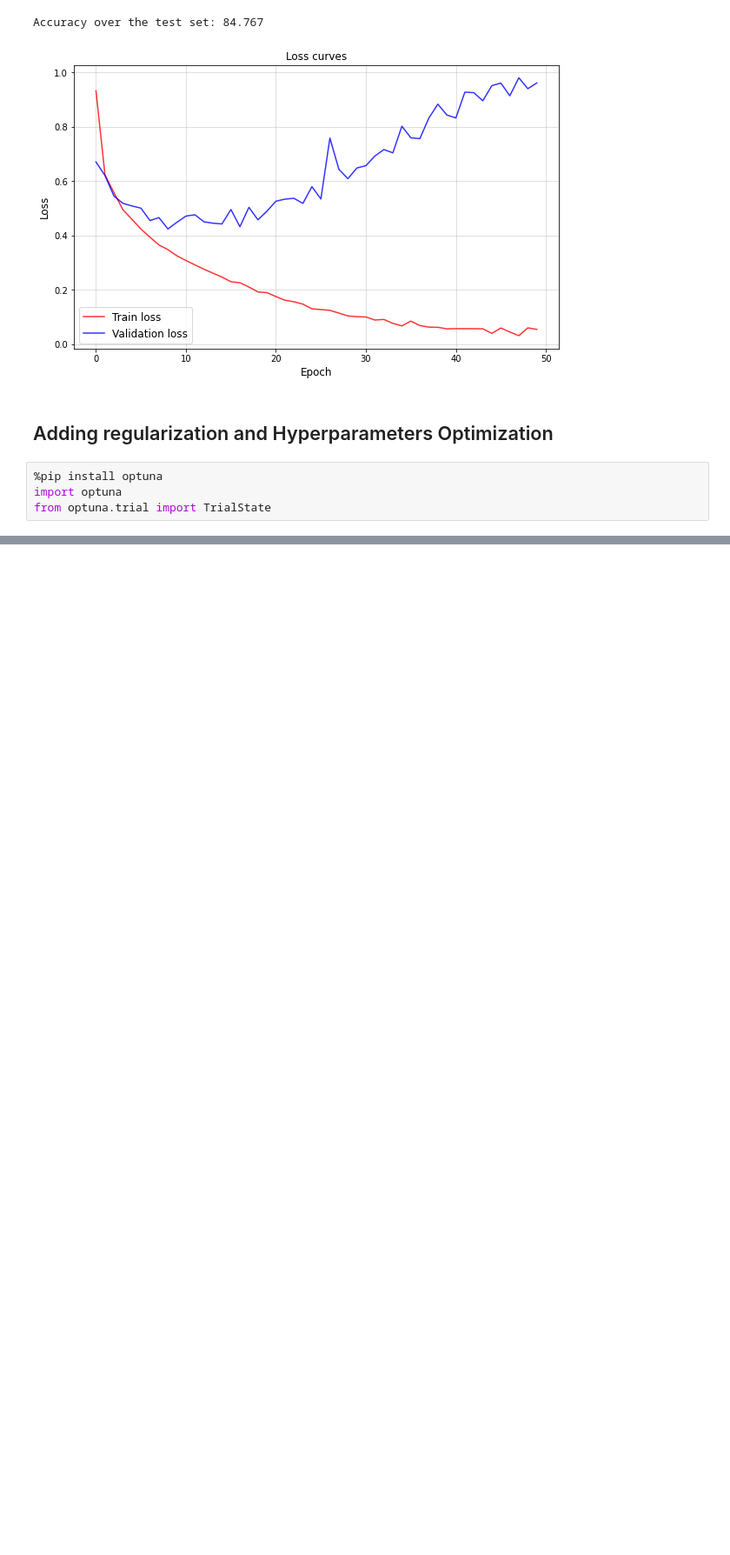
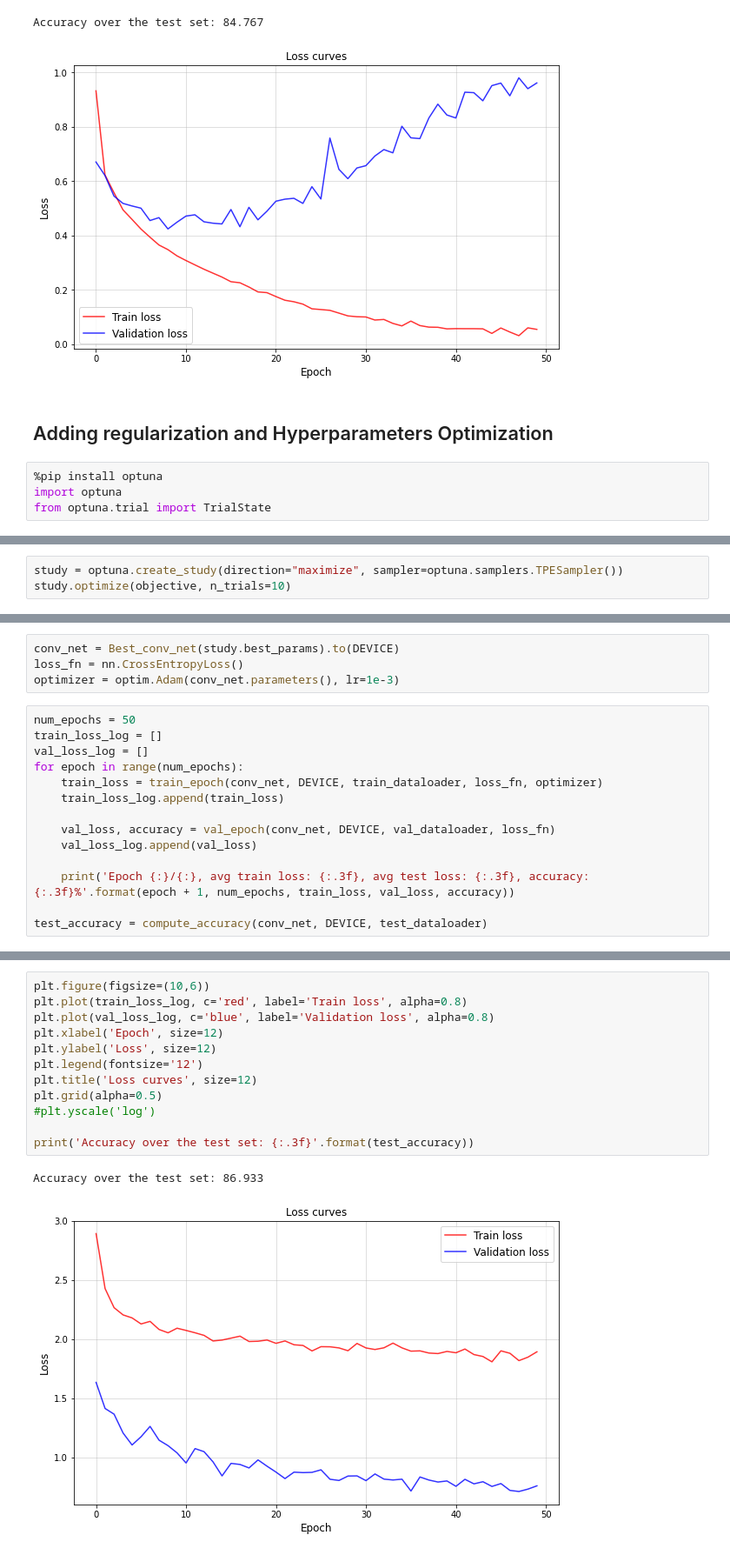
Before and after one commit to rossetl/NNDL, a Jupyter notebook: Homework 1/Classification_task_Rosset_Lorenzo.ipynb, the cells around one changed output, grey strips where cells are left out. Shown at 87% size. Saved outputs shown, nothing was run; the diff lists cells and outputs as text; blank space fills up the shorter version.

Commit message:
Hyperparameters optimization

```diff
--- a/Homework 1/Classification_task_Rosset_Lorenzo.ipynb
+++ b/Homework 1/Classification_task_Rosset_Lorenzo.ipynb
@@ -270,0 +288,3 @@ def objective(trial):
+# %%
+study = optuna.create_study(direction="maximize", sampler=optuna.samplers.TPESampler())
+study.optimize(objective, n_trials=10)
@@ -270,0 +382,18 @@ def objective(trial):
+# %%
+conv_net = Best_conv_net(study.best_params).to(DEVICE)
+loss_fn = nn.CrossEntropyLoss()
+optimizer = optim.Adam(conv_net.parameters(), lr=1e-3)
+# %%
+num_epochs = 50
+train_loss_log = []
+val_loss_log = []
+for epoch in range(num_epochs):
+    train_loss = train_epoch(conv_net, DEVICE, train_dataloader, loss_fn, optimizer)
+    train_loss_log.append(train_loss)
+
+    val_loss, accuracy = val_epoch(conv_net, DEVICE, val_dataloader, loss_fn)
+    val_loss_log.append(val_loss)
+
+    print('Epoch {:}/{:}, avg train loss: {:.3f}, avg test loss: {:.3f}, accuracy: {:.3f}%'.format(epoch + 1, num_epochs, train_loss, val_loss, accuracy))
+
+test_accuracy = compute_accuracy(conv_net, DEVICE, test_dataloader)
@@ -270,0 +418,15 @@ def objective(trial):
+# %%
+plt.figure(figsize=(10,6))
+plt.plot(train_loss_log, c='red', label='Train loss', alpha=0.8)
+plt.plot(val_loss_log, c='blue', label='Validation loss', alpha=0.8)
+plt.xlabel('Epoch', size=12)
+plt.ylabel('Loss', size=12)
+plt.legend(fontsize='12')
+plt.title('Loss curves', size=12)
+plt.grid(alpha=0.5)
+#plt.yscale('log')
+
+print('Accuracy over the test set: {:.3f}'.format(test_accuracy))
+# %% [output]
+Accuracy over the test set: 86.933
+[figure, added]
```
Also changed, not shown: parts of 5 cells of this notebook.
